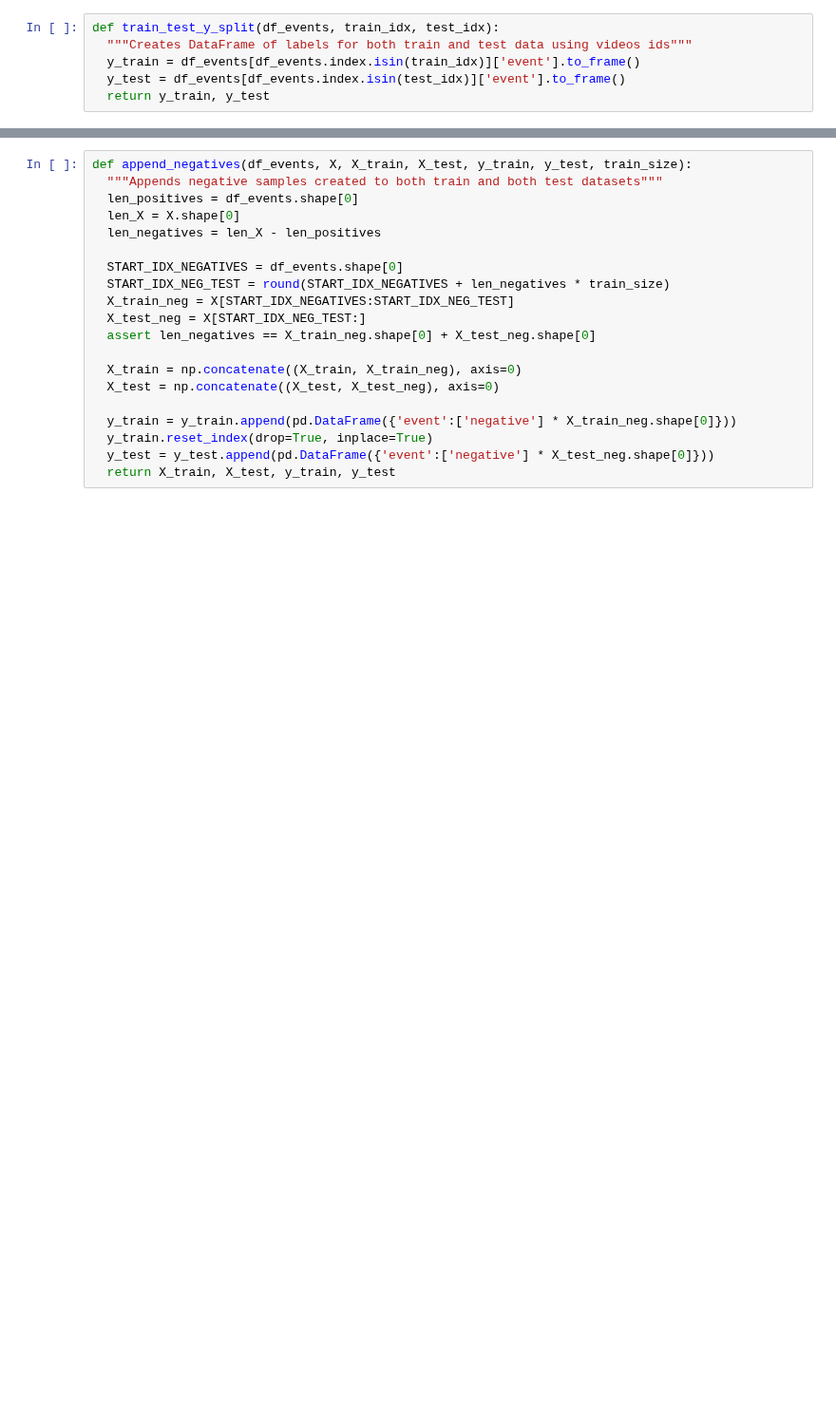
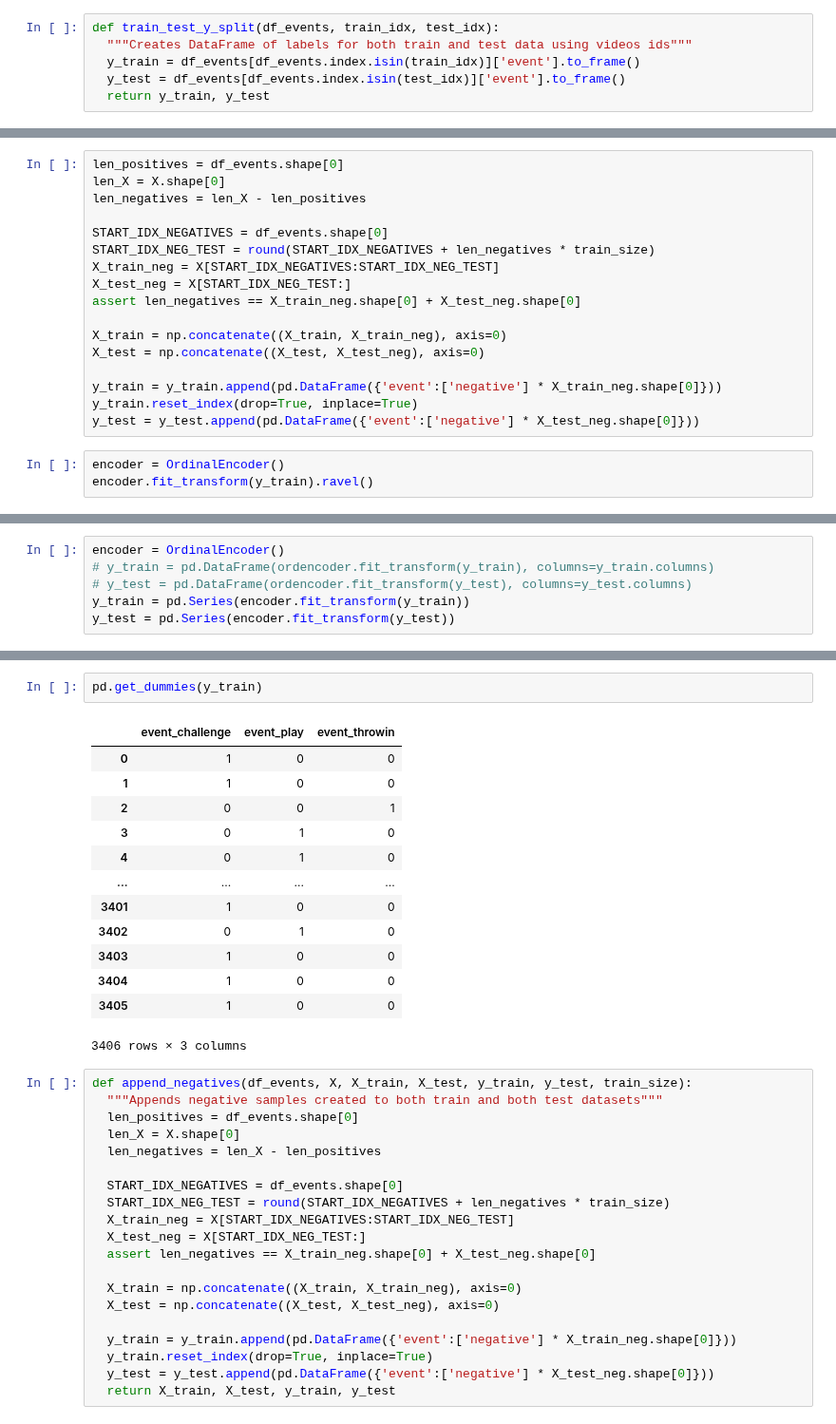
Before and after one commit to hmatzner/DFL-Bundesliga, a Jupyter notebook: Bundesliga - with functions.ipynb, the cells around one changed output, grey strips where cells are left out. Shown at 95% size. Saved outputs shown, nothing was run; the diff lists cells and outputs as text; blank space fills up the shorter version.

```diff
--- a/Bundesliga - with functions.ipynb
+++ b/Bundesliga - with functions.ipynb
@@ -83,0 +120,20 @@ def train_test_y_split(df_events, train_idx, test_idx):
+# %%
+len_positives = df_events.shape[0]
+len_X = X.shape[0]
+len_negatives = len_X - len_positives
+
+START_IDX_NEGATIVES = df_events.shape[0]
+START_IDX_NEG_TEST = round(START_IDX_NEGATIVES + len_negatives * train_size)
+X_train_neg = X[START_IDX_NEGATIVES:START_IDX_NEG_TEST]
+X_test_neg = X[START_IDX_NEG_TEST:]
+assert len_negatives == X_train_neg.shape[0] + X_test_neg.shape[0]
+
+X_train = np.concatenate((X_train, X_train_neg), axis=0)
+X_test = np.concatenate((X_test, X_test_neg), axis=0)
+
+y_train = y_train.append(pd.DataFrame({'event':['negative'] * X_train_neg.shape[0]}))
+y_train.reset_index(drop=True, inplace=True)
+y_test = y_test.append(pd.DataFrame({'event':['negative'] * X_test_neg.shape[0]}))
+# %%
+encoder = OrdinalEncoder()
+encoder.fit_transform(y_train).ravel()
@@ -83,0 +142,6 @@ def train_test_y_split(df_events, train_idx, test_idx):
+# %%
+encoder = OrdinalEncoder()
+# y_train = pd.DataFrame(ordencoder.fit_transform(y_train), columns=y_train.columns)
+# y_test = pd.DataFrame(ordencoder.fit_transform(y_test), columns=y_test.columns)
+y_train = pd.Series(encoder.fit_transform(y_train))
+y_test = pd.Series(encoder.fit_transform(y_test))
@@ -84,3 +159,19 @@ def train_test_y_split(df_events, train_idx, test_idx):
+# %%
+pd.get_dummies(y_train)
+# %% [output]
+|  | event_challenge | event_play | event_throwin |
+| 0 | 1 | 0 | 0 |
+| 1 | 1 | 0 | 0 |
+| 2 | 0 | 0 | 1 |
+| 3 | 0 | 1 | 0 |
+| 4 | 0 | 1 | 0 |
+| ... | ... | ... | ... |
+| 3401 | 1 | 0 | 0 |
+| 3402 | 0 | 1 | 0 |
+| 3403 | 1 | 0 | 0 |
+| 3404 | 1 | 0 | 0 |
+| 3405 | 1 | 0 | 0 |
+3406 rows × 3 columns
 # %%
 def append_negatives(df_events, X, X_train, X_test, y_train, y_test, train_size):
   """Appends negative samples created to both train and both test datasets"""
```
Also changed, not shown: parts of 25 cells of this notebook.
